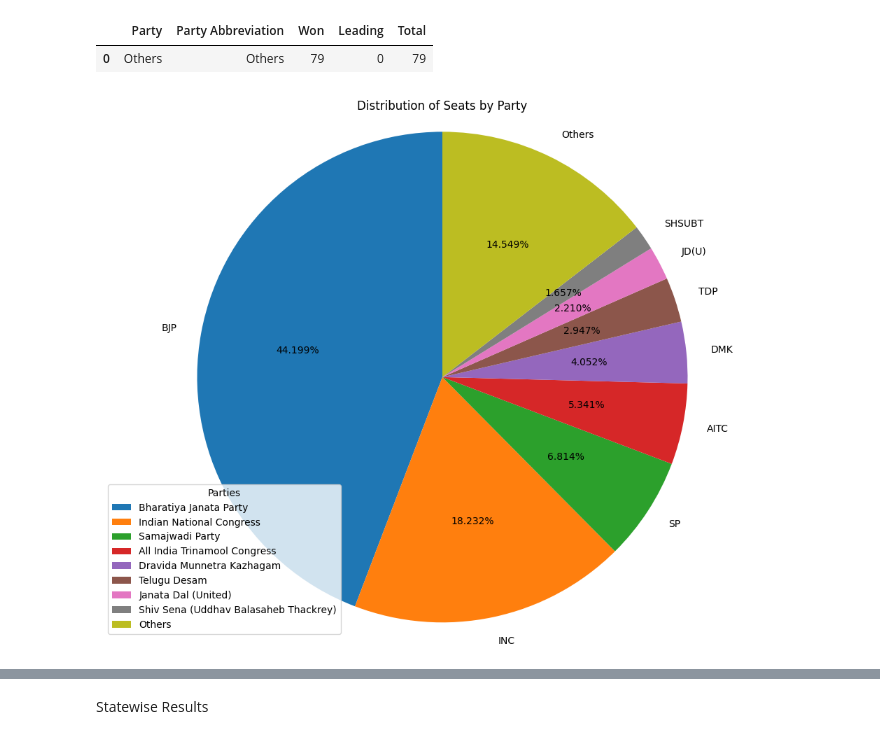
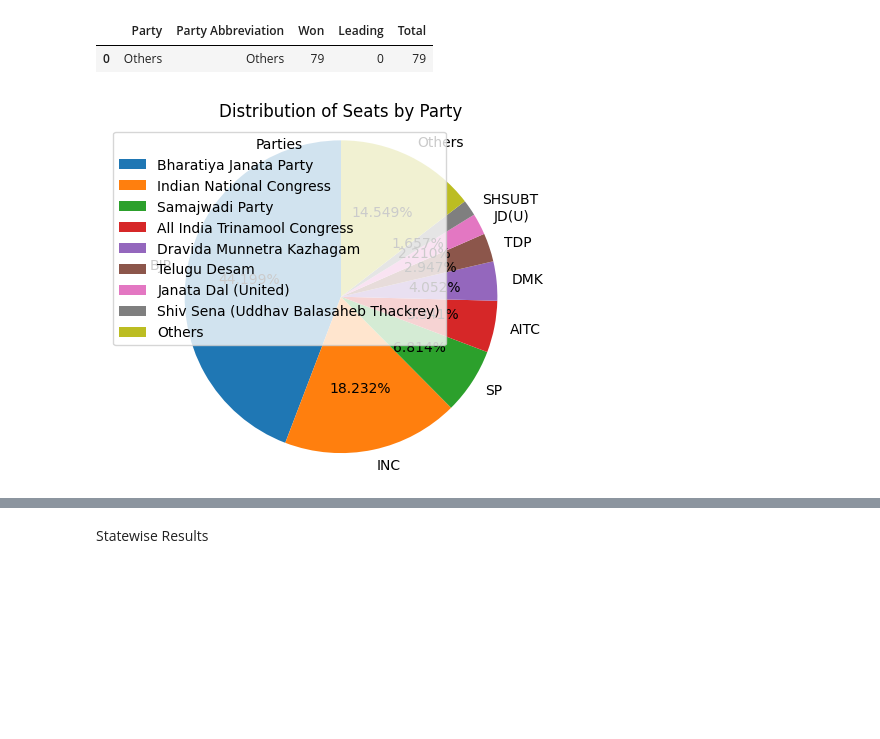
Before and after one commit to Vid2714/2024-Indian-G-Elections-Scraper, a Jupyter notebook: general-results.ipynb, the cells around one changed output, grey strips where cells are left out. Saved outputs shown, nothing was run; the diff lists cells and outputs as text; code cells hidden in the pictures; blank space fills up the shorter version.

```diff
--- a/general-results.ipynb
+++ b/general-results.ipynb
@@ -131,17 +131,17 @@ others
 |  | Party | Party Abbreviation | Won | Leading | Total |
 | 0 | Others | Others | 79 | 0 | 79 |
 # %%
-plt.figure(figsize=(10,8))
+plt.figure(figsize=(5,4))
 plt.pie(df_plot["Won"],labels=df_plot['Party Abbreviation'],autopct='%1.3f%%', startangle=90)
 plt.title('Distribution of Seats by Party')
 plt.axis('equal')  # Equal aspect ratio ensures that pie is drawn as a circle
 
 # Add a legend
-plt.legend(df_plot['Party'], title="Parties", loc="lower left")
+plt.legend(df_plot['Party'], title="Parties",loc='upper left')
 
 plt.tight_layout()
 plt.show()
 # %% [output]
-[figure, old version]
+[figure, new version]
 # %%
 import numpy as np
```
Also changed, not shown: parts of 7 cells of this notebook.
